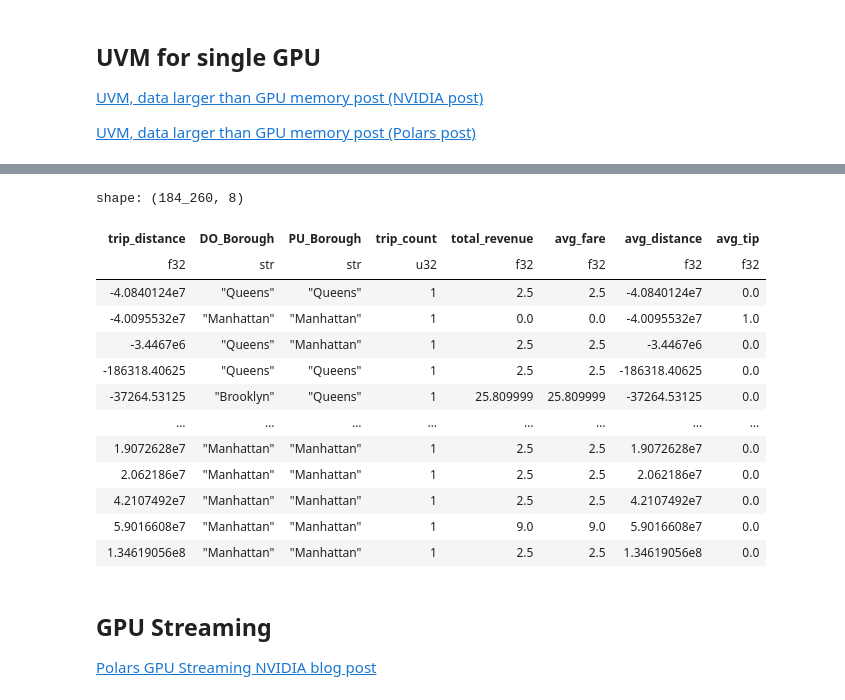
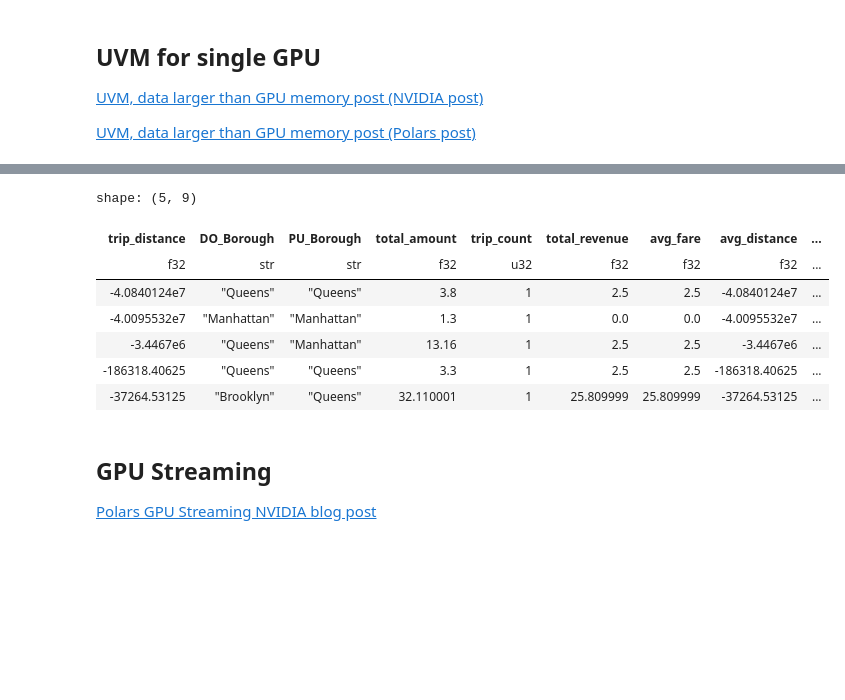
Before and after one commit to MihaiA24/polars-pill, a Jupyter notebook: Polars_GPU.ipynb, the cells around one changed output, grey strips where cells are left out. Cells and saved outputs as stored; diff of their text form; code cells hidden in the pictures; blank space fills up the shorter version.

Commit message:
(refactor) Added GPU in memory crash and UVM example groupby

```diff
--- a/Polars_GPU.ipynb
+++ b/Polars_GPU.ipynb
@@ -176,11 +126,11 @@ mr = rmm.mr.PrefetchResourceAdaptor(rmm.mr.PoolMemoryResource(rmm.mr.ManagedMemo
 gpu_uvm_engine = pl.GPUEngine(memory_resource=mr, raise_on_fail=True)
 # %%
 %%time
-df.with_columns().group_by(["trip_distance", "DO_Borough", "PU_Borough"]).agg(
+df.group_by(["trip_distance", "DO_Borough", "PU_Borough", "total_amount"]).agg(
     pl.len().alias("trip_count"),
     pl.sum("fare_amount").alias("total_revenue"),
     pl.mean("fare_amount").alias("avg_fare"),
     pl.mean("trip_distance").alias("avg_distance"),
     pl.mean("tip_amount").alias("avg_tip"),
-).sort(["trip_distance", "DO_Borough", "PU_Borough"]).collect(engine=gpu_uvm_engine)
+).sort(["trip_distance", "DO_Borough", "PU_Borough", "total_amount"]).head().collect(engine=gpu_uvm_engine)
 # %% [output]
@@ -189,14 +139,8 @@ Wall time: 5.81 s
-shape: (184_260, 8)
+shape: (5, 9)
-| trip_distance | DO_Borough | PU_Borough | trip_count | total_revenue | avg_fare | avg_distance | avg_tip |
-| f32 | str | str | u32 | f32 | f32 | f32 | f32 |
-| -4.0840124e7 | "Queens" | "Queens" | 1 | 2.5 | 2.5 | -4.0840124e7 | 0.0 |
-| -4.0095532e7 | "Manhattan" | "Manhattan" | 1 | 0.0 | 0.0 | -4.0095532e7 | 1.0 |
-| -3.4467e6 | "Queens" | "Manhattan" | 1 | 2.5 | 2.5 | -3.4467e6 | 0.0 |
-| -186318.40625 | "Queens" | "Queens" | 1 | 2.5 | 2.5 | -186318.40625 | 0.0 |
-| -37264.53125 | "Brooklyn" | "Queens" | 1 | 25.809999 | 25.809999 | -37264.53125 | 0.0 |
-| … | … | … | … | … | … | … | … |
-| 1.9072628e7 | "Manhattan" | "Manhattan" | 1 | 2.5 | 2.5 | 1.9072628e7 | 0.0 |
-| 2.062186e7 | "Manhattan" | "Manhattan" | 1 | 2.5 | 2.5 | 2.062186e7 | 0.0 |
-| 4.2107492e7 | "Manhattan" | "Manhattan" | 1 | 2.5 | 2.5 | 4.2107492e7 | 0.0 |
-| 5.9016608e7 | "Manhattan" | "Manhattan" | 1 | 9.0 | 9.0 | 5.9016608e7 | 0.0 |
-| 1.34619056e8 | "Manhattan" | "Manhattan" | 1 | 2.5 | 2.5 | 1.34619056e8 | 0.0 |
+| trip_distance | DO_Borough | PU_Borough | total_amount | trip_count | total_revenue | avg_fare | avg_distance | ... |
+| f32 | str | str | f32 | u32 | f32 | f32 | f32 | ... |
+| -4.0840124e7 | "Queens" | "Queens" | 3.8 | 1 | 2.5 | 2.5 | -4.0840124e7 | ... |
+| -4.0095532e7 | "Manhattan" | "Manhattan" | 1.3 | 1 | 0.0 | 0.0 | -4.0095532e7 | ... |
+| -3.4467e6 | "Queens" | "Manhattan" | 13.16 | 1 | 2.5 | 2.5 | -3.4467e6 | ... |
+| -186318.40625 | "Queens" | "Queens" | 3.3 | 1 | 2.5 | 2.5 | -186318.40625 | ... |
+| -37264.53125 | "Brooklyn" | "Queens" | 32.110001 | 1 | 25.809999 | 25.809999 | -37264.53125 | ... |
```
Also changed, not shown: parts of 14 cells of this notebook.
